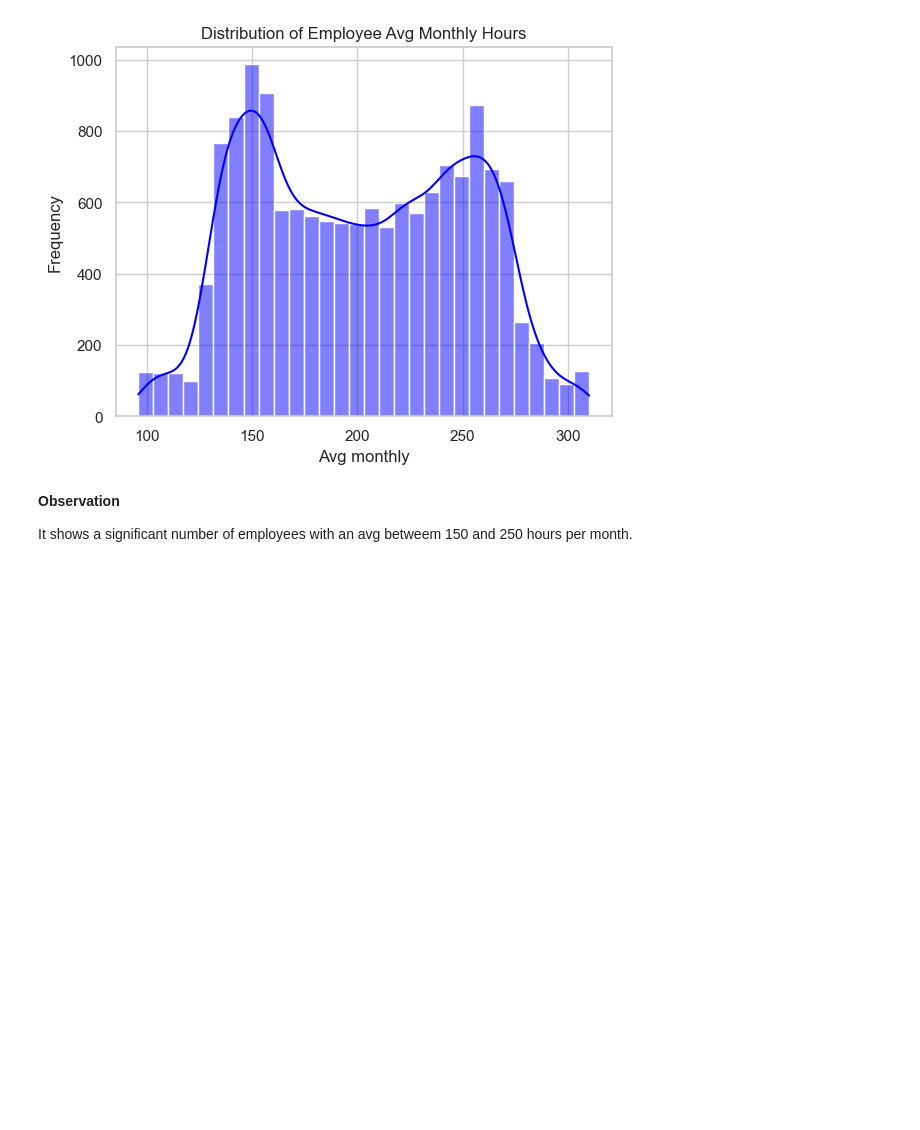
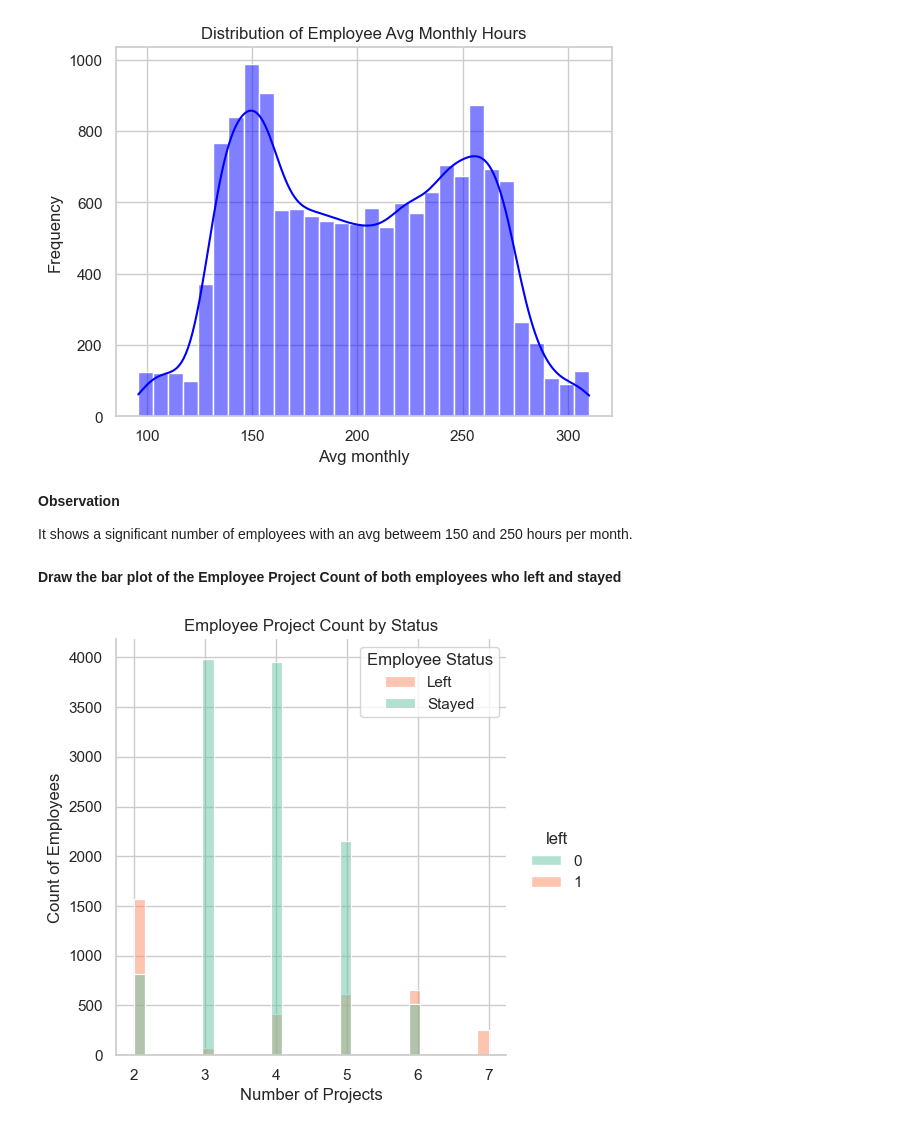
Before and after one commit to karmenatwork/4_CB_employees_turnover, a Jupyter notebook: main.ipynb, the cells around one changed output. Cells and saved outputs as stored; diff of their text form; code cells hidden in the pictures; blank space fills up the shorter version.

Commit message:
2.3 Draw the bar plot of the Employee Project Count
Based on both, employees who stayed (0) and left (1) the company

```diff
--- a/main.ipynb
+++ b/main.ipynb
@@ -256,3 +256,18 @@ plt.show()
 __Observation__
 
 It shows a significant number of employees with an avg betweem 150 and 250 hours per month.
+# %% [markdown]
+__Draw the bar plot of the Employee Project Count of both employees who left and stayed__
+# %%
+#  Draw the bar plot of the Employee Project Count of both employees who left and stayed in the organization
+#(use column number_project and hue column left), and give your inferences from the plot
+
+# Create a bar plot for number of projects by employees' status (left or stayed)
+sns.displot(x='number_project', hue='left', data=df1, palette='Set2')
+plt.title('Employee Project Count by Status')
+plt.xlabel('Number of Projects')
+plt.ylabel('Count of Employees')
+plt.legend(title='Employee Status', labels=['Left', 'Stayed'])
+plt.show()
+# %% [output]
+[figure, added]
```
Also changed, not shown: parts of 2 cells of this notebook.
